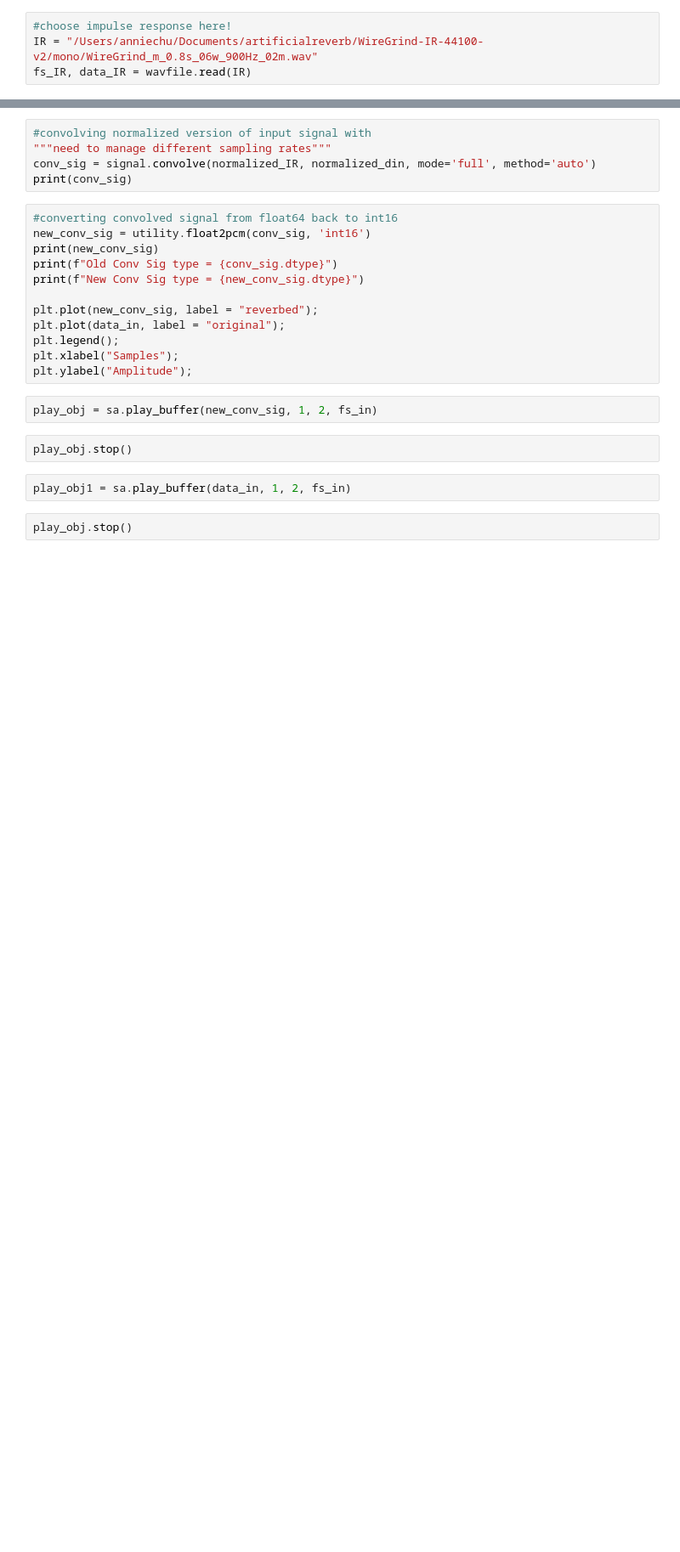
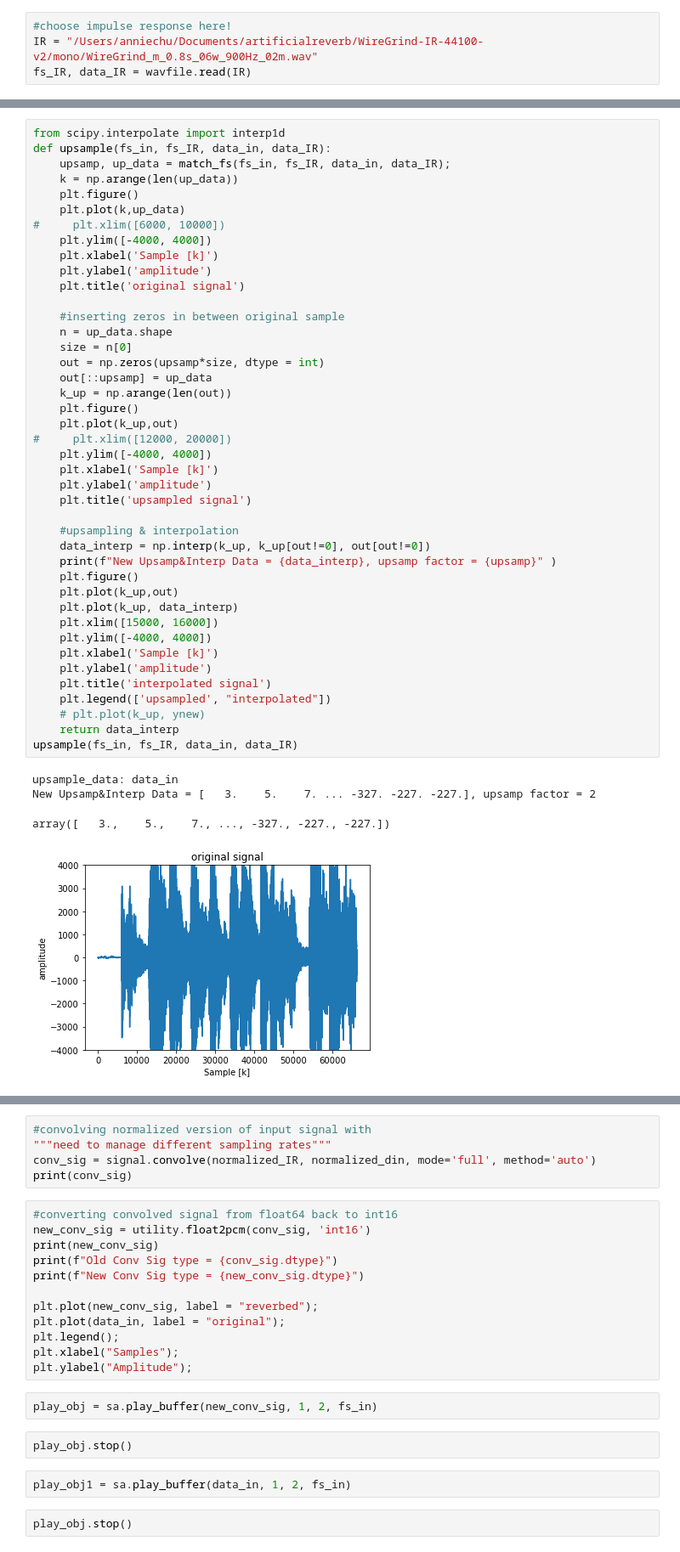
Before and after one commit to anniejchu/artificialreverb, a Jupyter notebook: ConvolutionReverb.ipynb, the cells around one changed output, grey strips where cells are left out. Shown: that part at 85% size. Saved outputs shown, nothing was run; the diff lists cells and outputs as text; blank space fills up the shorter version.

Commit message:
created functions for fs matching and upsamplign

```diff
--- a/ConvolutionReverb.ipynb
+++ b/ConvolutionReverb.ipynb
@@ -80,0 +137,47 @@ plt.ylabel("Amplitude");
+# %%
+from scipy.interpolate import interp1d
+def upsample(fs_in, fs_IR, data_in, data_IR):
+    upsamp, up_data = match_fs(fs_in, fs_IR, data_in, data_IR);
+    k = np.arange(len(up_data))
+    plt.figure()
+    plt.plot(k,up_data)
+#     plt.xlim([6000, 10000])
+    plt.ylim([-4000, 4000])
+    plt.xlabel('Sample [k]')
+    plt.ylabel('amplitude')
+    plt.title('original signal')
+
+    #inserting zeros in between original sample
+    n = up_data.shape
+    size = n[0]
+    out = np.zeros(upsamp*size, dtype = int)
+    out[::upsamp] = up_data
+    k_up = np.arange(len(out))
+    plt.figure()
+    plt.plot(k_up,out)
+#     plt.xlim([12000, 20000])
+    plt.ylim([-4000, 4000])
+    plt.xlabel('Sample [k]')
+    plt.ylabel('amplitude')
+    plt.title('upsampled signal')
+
+    #upsampling & interpolation
+    data_interp = np.interp(k_up, k_up[out!=0], out[out!=0])
+    print(f"New Upsamp&Interp Data = {data_interp}, upsamp factor = {upsamp}" )
+    plt.figure()
+    plt.plot(k_up,out)
+    plt.plot(k_up, data_interp)
+    plt.xlim([15000, 16000])
+    plt.ylim([-4000, 4000])
+    plt.xlabel('Sample [k]')
+    plt.ylabel('amplitude')
+    plt.title('interpolated signal')
+    plt.legend(['upsampled', "interpolated"])
+    # plt.plot(k_up, ynew)
+    return data_interp
+upsample(fs_in, fs_IR, data_in, data_IR)
+# %% [output]
+upsample_data: data_in
+New Upsamp&Interp Data = [   3.    5.    7. ... -327. -227. -227.], upsamp factor = 2
+array([   3.,    5.,    7., ..., -327., -227., -227.])
+[figure, added]
```
Also changed, not shown: parts of 12 cells of this notebook.
